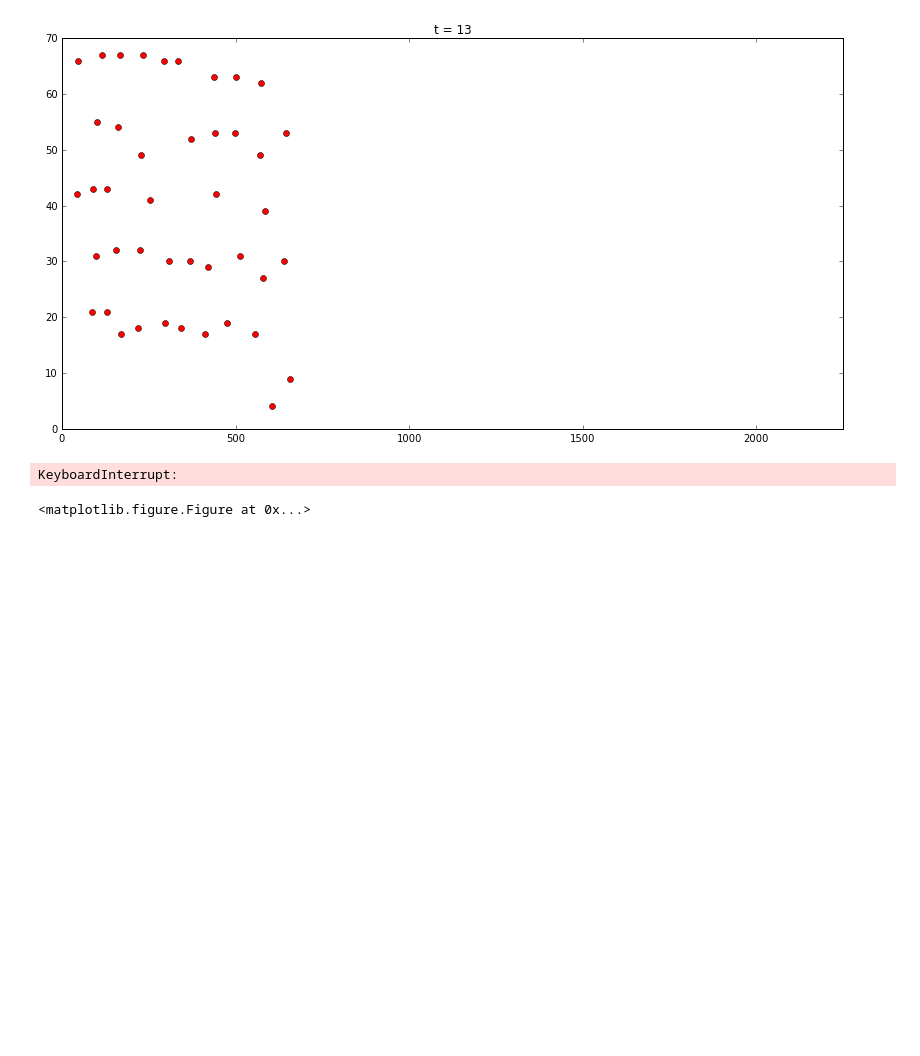
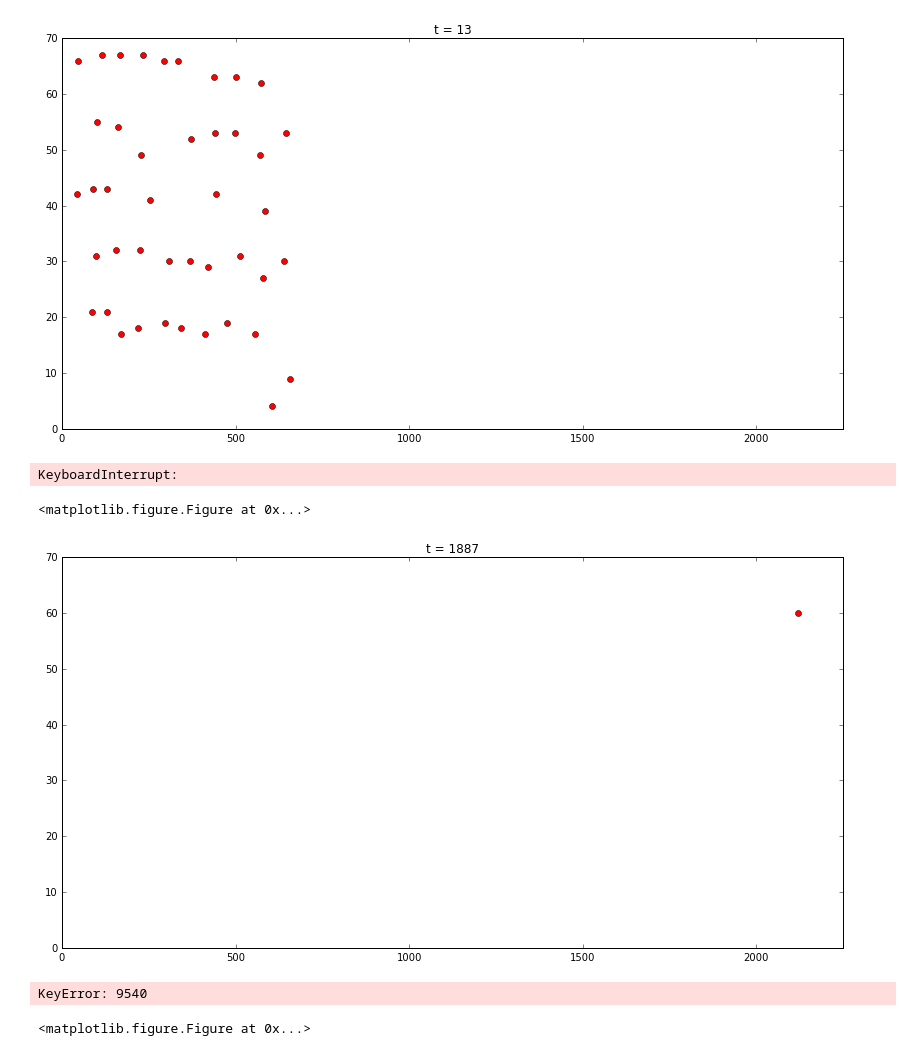
Before and after one commit to alin719/cs229_merging, a Jupyter notebook: Frame Visualizer.ipynb, the cells around one changed output. Cells and saved outputs as stored; diff of their text form; code cells hidden in the pictures; blank space fills up the shorter version.

Commit message:
updated visualizer

```diff
--- a/Frame Visualizer.ipynb
+++ b/Frame Visualizer.ipynb
@@ -19,3 +19,9 @@ futil.AnimateFrames(frameDict)
 [figure]
 KeyboardInterrupt:
 <matplotlib.figure.Figure at 0x...>
+# %%
+futil.AnimateFrames(frameDict)
+# %% [output]
+[figure, added]
+KeyError: 9540
+<matplotlib.figure.Figure at 0x...>
```
